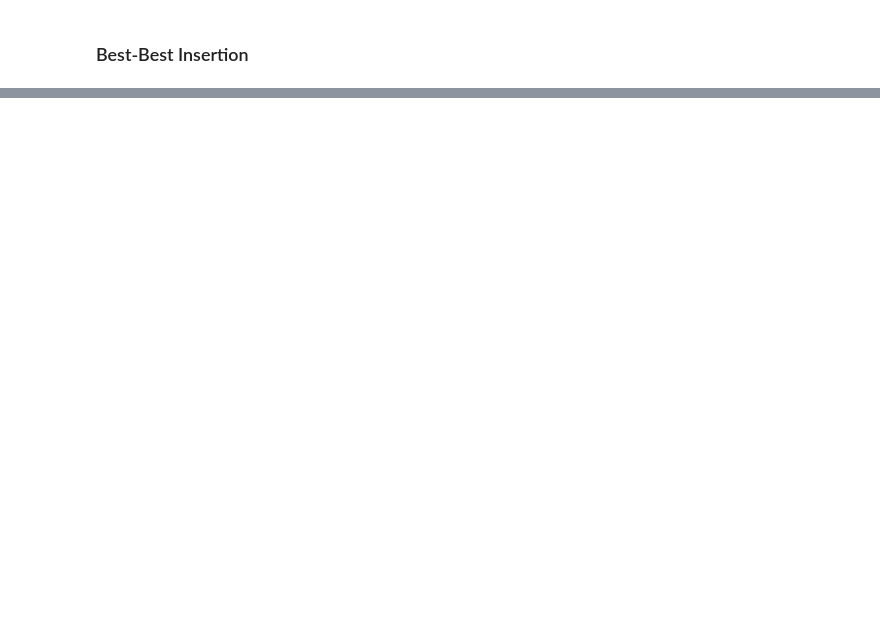
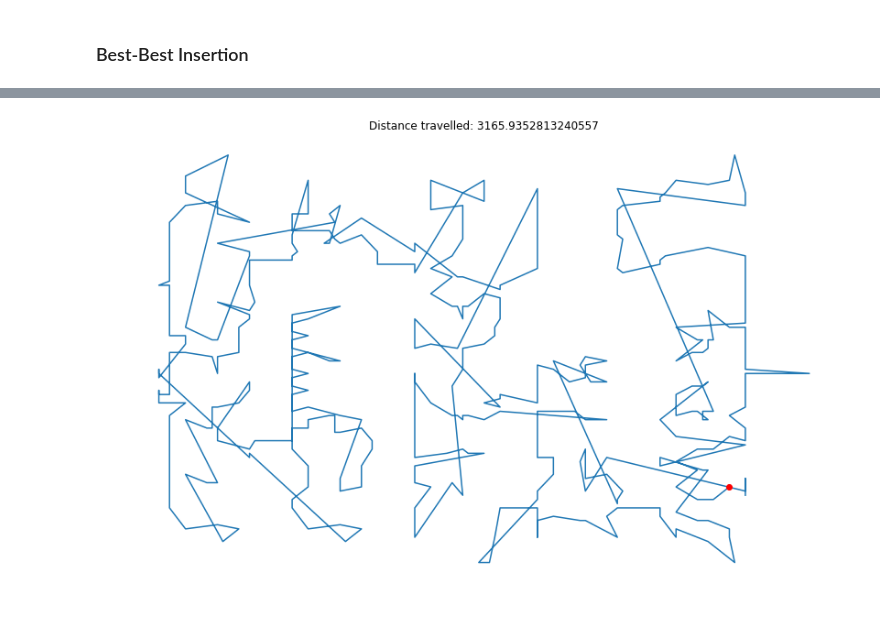
Before and after one commit to datarian/TravelingSalesmanProblem, a Jupyter notebook: Probabilistic Algorithms Project.ipynb, the cells around one changed output, grey strips where cells are left out. Saved outputs shown, nothing was run; the diff lists cells and outputs as text; code cells hidden in the pictures; blank space fills up the shorter version.

```diff
--- a/Probabilistic Algorithms Project.ipynb
+++ b/Probabilistic Algorithms Project.ipynb
@@ -55,2 +65,4 @@ IndexError: list index out of range
 # %%
-build_plot(bbinsert.tour,bbinsert.length)
+build_plot(bbinsert)
+# %% [output]
+[figure, added]
```
Also changed, not shown: parts of 5 cells of this notebook, 1 other file.
